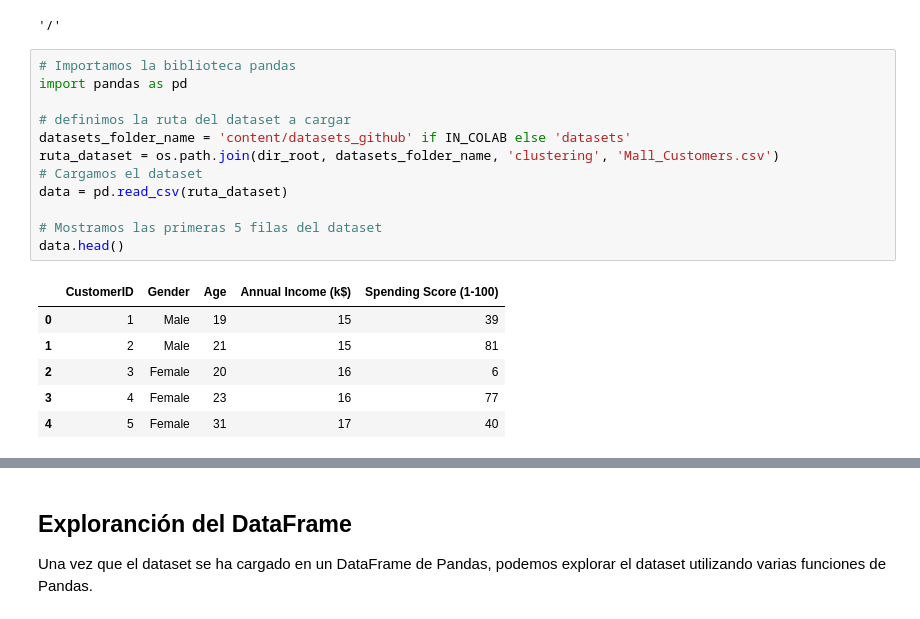
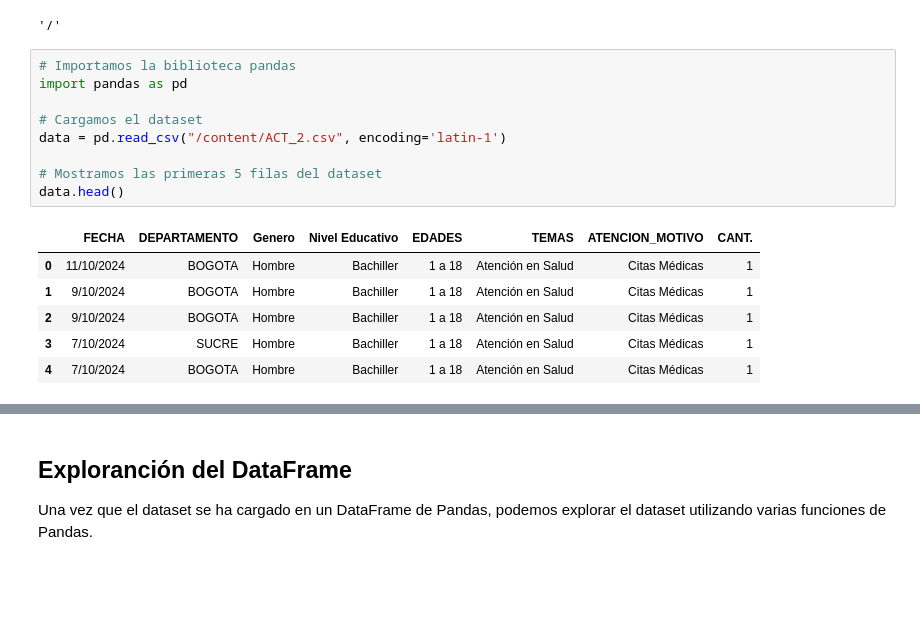
Before and after one commit to Pedro0927/CienciaDatos-MASDI, a Jupyter notebook: Seccion_1/Ejemplo_1-mall_customers_clustering.ipynb, the cells around one changed output, grey strips where cells are left out. Drawn from its saved outputs; the diff is of its cells as text; blank space fills up the shorter version.

```diff
--- a/Seccion_1/Ejemplo_1-mall_customers_clustering.ipynb
+++ b/Seccion_1/Ejemplo_1-mall_customers_clustering.ipynb
@@ -36,19 +29,16 @@ dir_root
 # %%
 # Importamos la biblioteca pandas
 import pandas as pd
 
-# definimos la ruta del dataset a cargar
-datasets_folder_name = 'content/datasets_github' if IN_COLAB else 'datasets'
-ruta_dataset = os.path.join(dir_root, datasets_folder_name, 'clustering', 'Mall_Customers.csv')
 # Cargamos el dataset
-data = pd.read_csv(ruta_dataset)
+data = pd.read_csv("/content/ACT_2.csv", encoding='latin-1')
 
 # Mostramos las primeras 5 filas del dataset
 data.head()
 # %% [output]
-|  | CustomerID | Gender | Age | Annual Income (k$) | Spending Score (1-100) |
-| 0 | 1 | Male | 19 | 15 | 39 |
-| 1 | 2 | Male | 21 | 15 | 81 |
-| 2 | 3 | Female | 20 | 16 | 6 |
-| 3 | 4 | Female | 23 | 16 | 77 |
-| 4 | 5 | Female | 31 | 17 | 40 |
+|  | FECHA | DEPARTAMENTO | Genero | Nivel Educativo | EDADES | TEMAS | ATENCION_MOTIVO | CANT. |
+| 0 | 11/10/2024 | BOGOTA | Hombre | Bachiller | 1 a 18 | Atención en Salud | Citas Médicas | 1 |
+| 1 | 9/10/2024 | BOGOTA | Hombre | Bachiller | 1 a 18 | Atención en Salud | Citas Médicas | 1 |
+| 2 | 9/10/2024 | BOGOTA | Hombre | Bachiller | 1 a 18 | Atención en Salud | Citas Médicas | 1 |
+| 3 | 7/10/2024 | SUCRE | Hombre | Bachiller | 1 a 18 | Atención en Salud | Citas Médicas | 1 |
+| 4 | 7/10/2024 | BOGOTA | Hombre | Bachiller | 1 a 18 | Atención en Salud | Citas Médicas | 1 |
```
Also changed, not shown: parts of 10 cells of this notebook.
